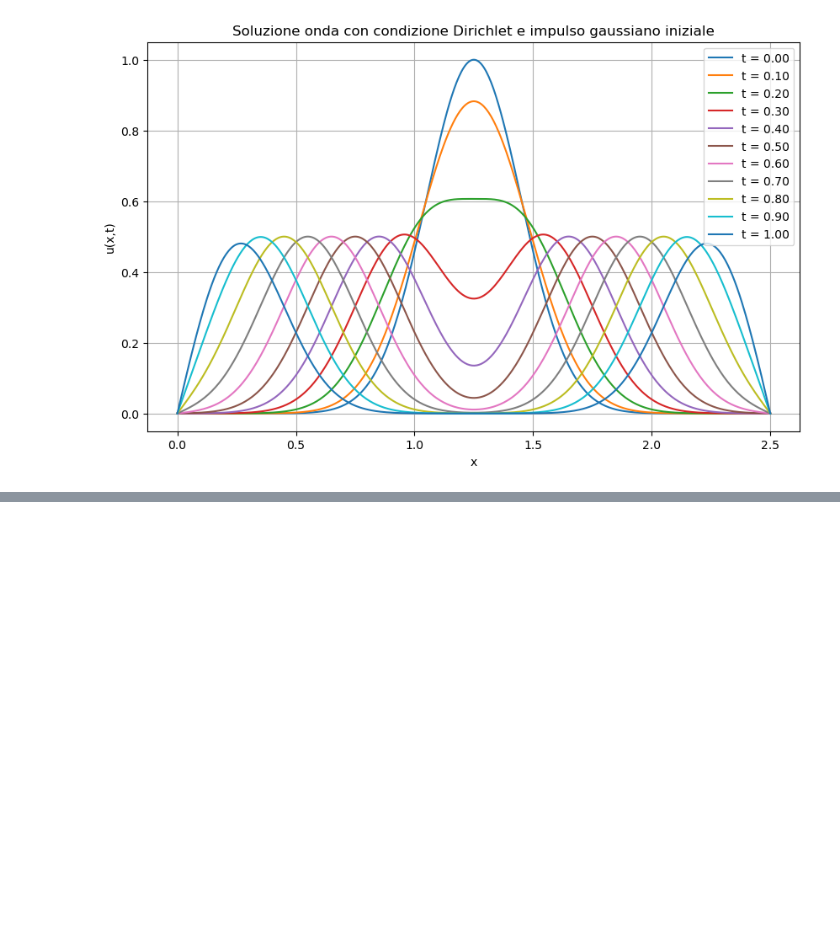
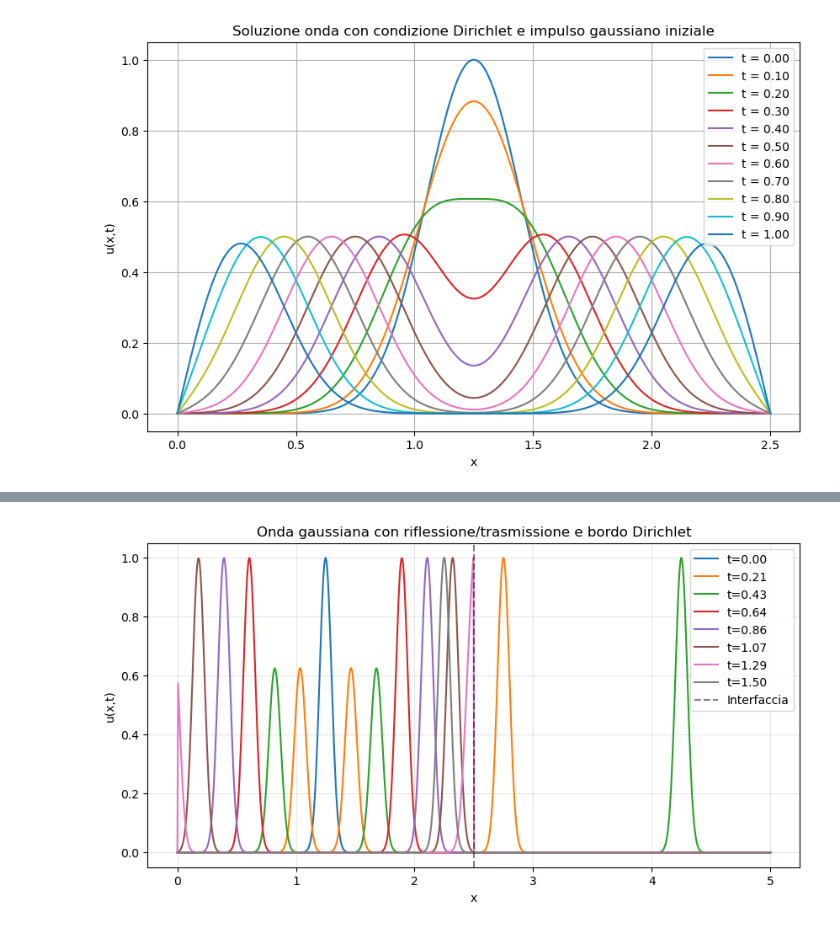
Before and after one commit to darioliotta/Quantum-Information-Project, a Jupyter notebook: colab_try.ipynb, the cells around one changed output, grey strips where cells are left out. Saved outputs shown, nothing was run; the diff lists cells and outputs as text; code cells hidden in the pictures; blank space fills up the shorter version.

```diff
--- a/colab_try.ipynb
+++ b/colab_try.ipynb
@@ -178,0 +178,61 @@ plt.show()
+# %%
+import numpy as np
+import matplotlib.pyplot as plt
+
+# Parametri dominio
+L = 5
+nx = 800
+x = np.linspace(0, L, nx)
+
+# Parametri fisici
+c1 = 1.0   # velocità nel primo mezzo
+c2 = 4.0   # velocità nel secondo mezzo
+x0 = L/4   # centro gaussiana iniziale
+sigma = 0.05
+
+# Coefficienti corretti
+R = (c2 - c1) / (c1 + c2)   # riflessione all'interfaccia
+T = (2 * c2) / (c1 + c2)    # trasmissione all'interfaccia
+
+# Gaussiana
+def gaussian(x, x0, sigma):
+    return np.exp(-0.5 * ((x - x0) / sigma)**2)
+
+def u_piecewise(x, t):
+    u = np.zeros_like(x)
+    for i, xi in enumerate(x):
+        if xi < L/2:
+            xi_inc = xi - c1*t
+            xi_ref = (2*(L/2) - xi) - c1*t
+            xi_left = xi + c1*t
+            xi_left_ref = -xi_left
+            u[i] = (
+                gaussian(xi_inc, x0, sigma)
+                + R * gaussian(xi_ref, x0, sigma)
+                + gaussian(xi_left, x0, sigma)
+                - gaussian(xi_left_ref, x0, sigma)
+            )
+        else:
+            xi_tra = xi - c2*t - (c2 - c1)*t
+            u[i] = T * gaussian(xi_tra, x0, sigma)
+
+    u[0] = 0.0
+    u[-1] = 0.0
+
+    # Normalizzazione massima
+    u /= np.max(np.abs(u))
+    return u
+
+# Plot
+plt.figure(figsize=(10,5))
+for t in np.linspace(0, 1.5, 8):
+    plt.plot(x, u_piecewise(x, t), label=f"t={t:.2f}")
+plt.axvline(L/2, color="k", linestyle="--", alpha=0.5, label="Interfaccia")
+plt.xlabel("x")
+plt.ylabel("u(x,t)")
+plt.title("Onda gaussiana con riflessione/trasmissione e bordo Dirichlet")
+plt.legend()
+plt.grid(alpha=0.3)
+plt.show()
+# %% [output]
+[figure, added]
```
Also changed, not shown: parts of 1 cell of this notebook, 1 other file.
